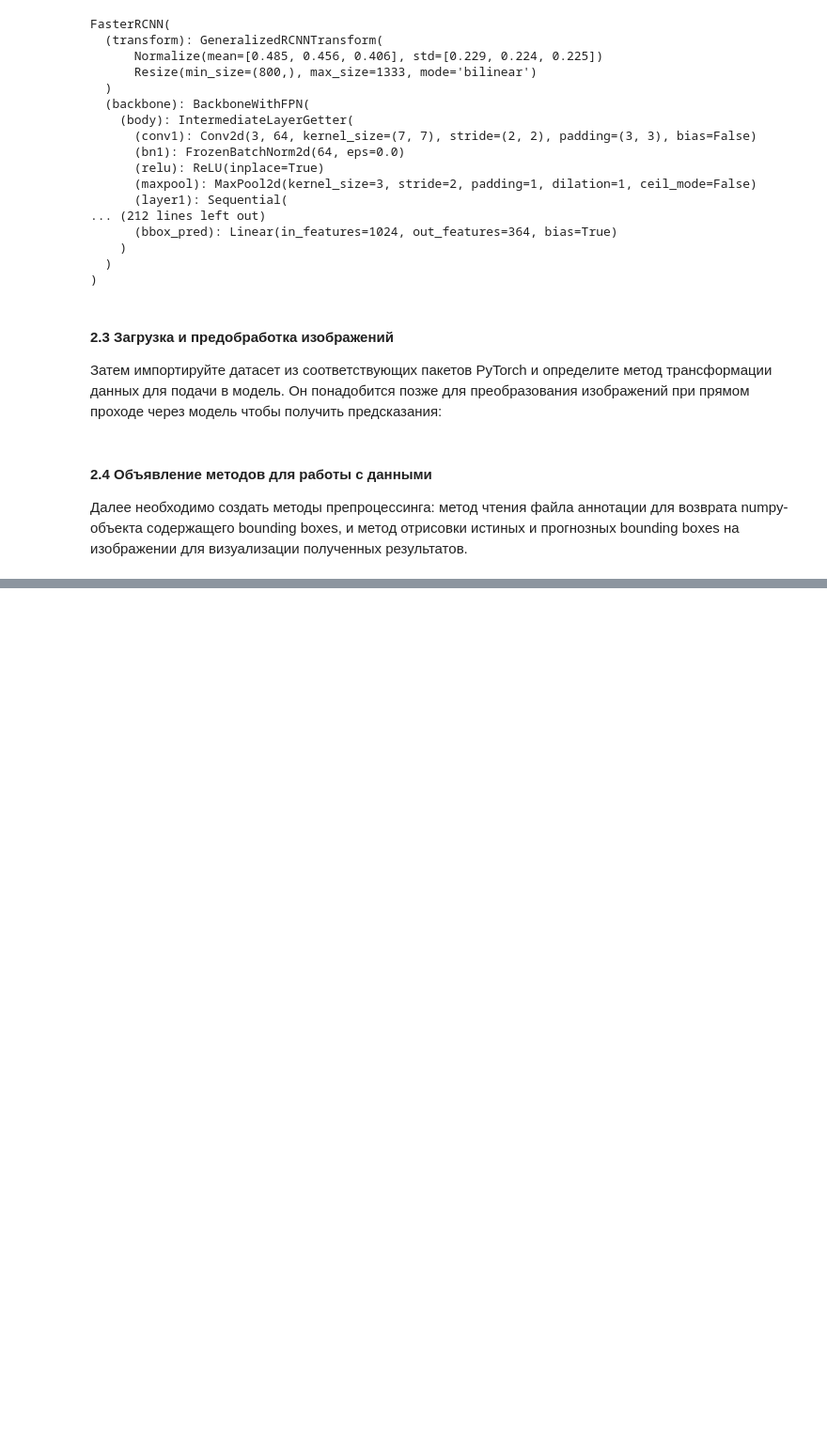
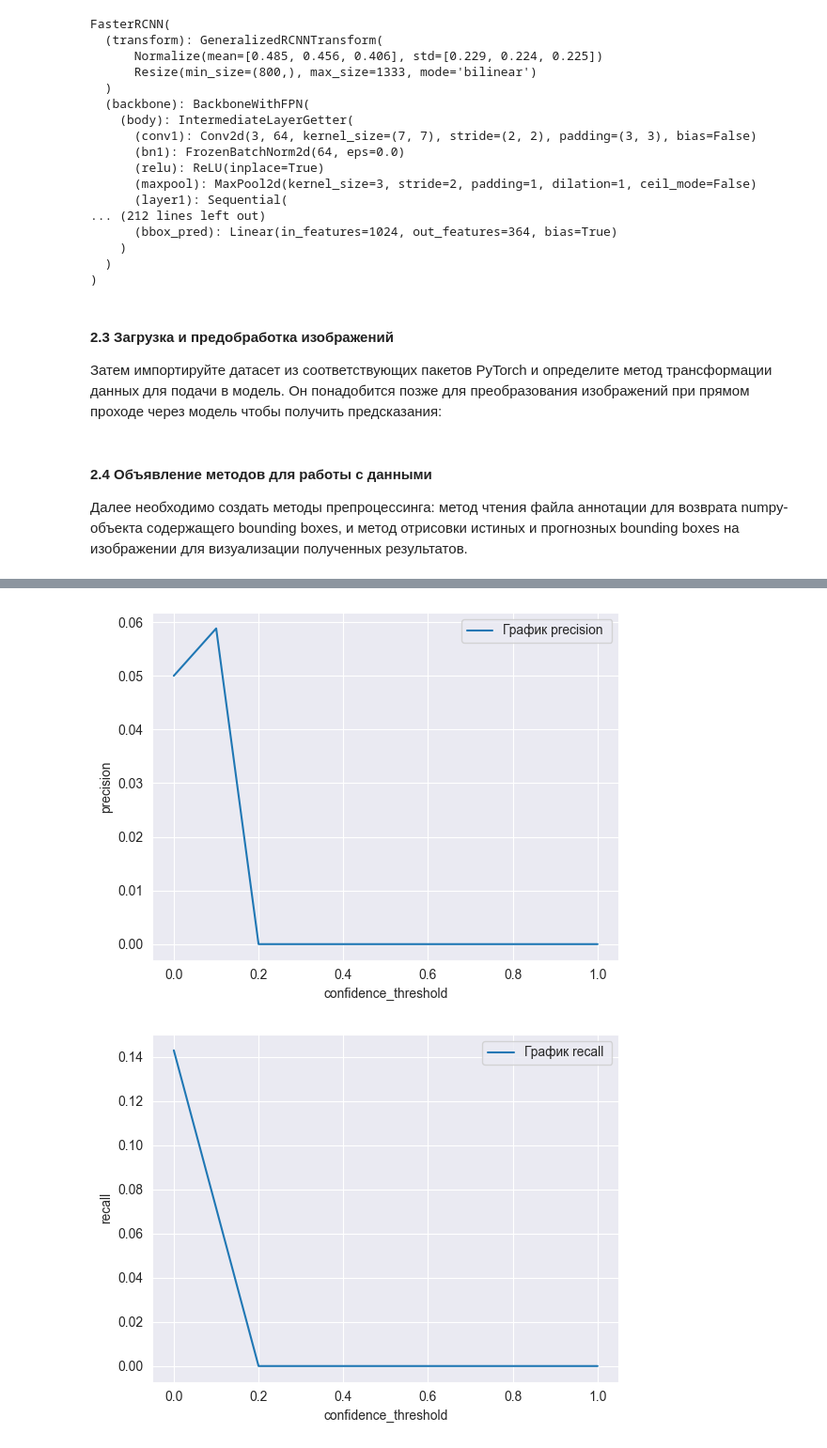
Before and after one commit to roman9234/neural_networks____university-homework, a Jupyter notebook: 3_лаба/#3 Faster R-CNN.ipynb, the cells around one changed output, grey strips where cells are left out. Shown: that part at 94% size. Saved outputs shown, nothing was run; the diff lists cells and outputs as text; code cells hidden in the pictures; blank space fills up the shorter version.

```diff
--- a/3_лаба/#3 Faster R-CNN.ipynb
+++ b/3_лаба/#3 Faster R-CNN.ipynb
@@ -323,0 +288,69 @@ NameError: name 'indices' is not defined
+# %%
+# исследование
+# confidence_thresholds = np.arange(0.3, 0.9, 0.05)  # Диапазон порогов
+confidence_thresholds = [i/10 for i in range(0, 11)]
+results = []
+
+for threshold in confidence_thresholds:
+    tp, fp, fn = 0, 0, 0
+
+    for img_path in image_filenames:
+
+        img_full_path = os.path.join(data_path, "VOCdevkit", "VOC2007", "JPEGImages", img_path)
+        xml_full_path = os.path.join(data_path, "VOCdevkit", "VOC2007", "Annotations", img_path.replace(".jpg", ".xml"))
+
+        image = Image.open(img_full_path).convert("RGB")
+
+        b, g, r = image.split()
+        image = Image.merge("RGB", (r, g, b))
+        image = ImageOps.invert(image)
+
+        gt_boxes = parse_voc_annotation(xml_full_path)
+        # трансформации
+        input_tensor = transform_image(image).unsqueeze(0).to(device)
+
+        # Прямой проход через модель
+        with torch.no_grad():
+            outputs = model(input_tensor)
+
+        pred_boxes = outputs[0]["boxes"].cpu().numpy()
+        pred_scores = outputs[0]["scores"].cpu().numpy()
+
+        mask = pred_scores >= threshold
+        pred_boxes = pred_boxes[mask]
+
+        # Подсчет TP/FP/FN на основе IoU > 0.5
+        for gt_box in gt_boxes:
+            if any(calculate_iou(pred_box, gt_box) > 0.5 for pred_box in pred_boxes):
+                tp += 1
+            else:
+                fn += 1
+
+        fp += len(pred_boxes) - tp
+
+    results.append((threshold, tp, fp, fn))
+precisions = []
+recalls = []
+# Анализ результатов
+for threshold, tp, fp, fn in results:
+    precision = tp / (tp + fp) if tp + fp > 0 else 0
+    recall = tp / (tp + fn) if tp + fn > 0 else 0
+    precisions.append(precision)
+    recalls.append(recall)
+    print(f"Threshold: {threshold:.2f}, Precision: {precision:.4f}, Recall: {recall:.4f}")
+
+
+# График precisions
+plt.plot(confidence_thresholds, precisions, label='График precision ')
+plt.xlabel('confidence_threshold')
+plt.ylabel('precision')
+plt.legend()
+plt.show()
+
+# График recalls
+plt.plot(confidence_thresholds, recalls, label='График recall ')
+plt.xlabel('confidence_threshold')
+plt.ylabel('recall')
+plt.legend()
+plt.show()
+# %% [output]
@@ -323,0 +368,2 @@ NameError: name 'indices' is not defined
+[figure, added]
+[figure, added]
```
Also changed, not shown: parts of 17 cells of this notebook, 4 other files.
